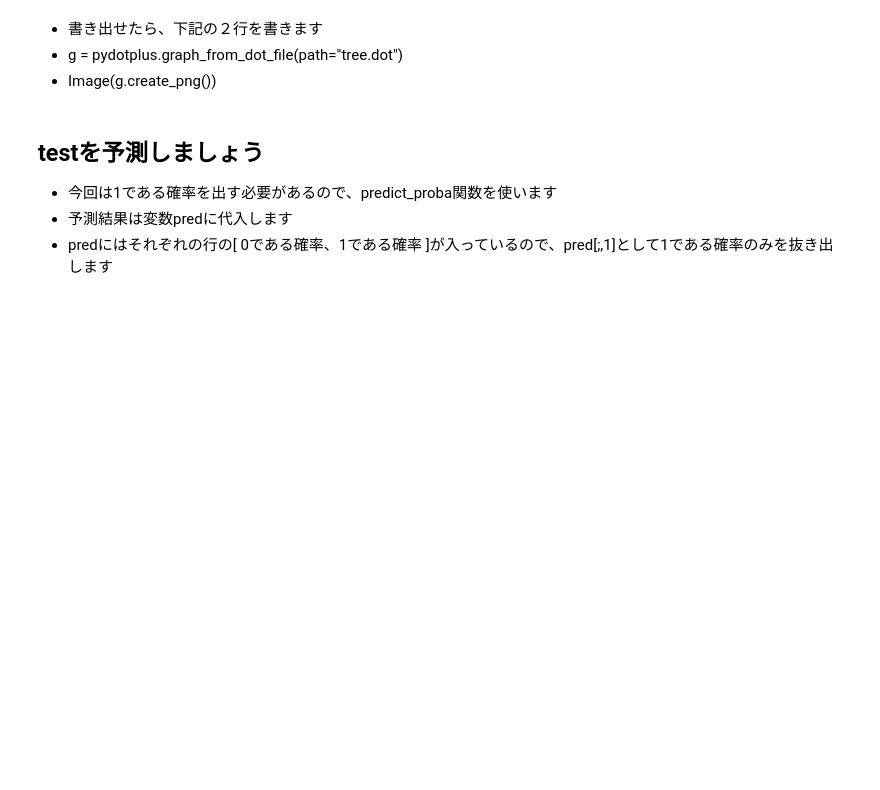
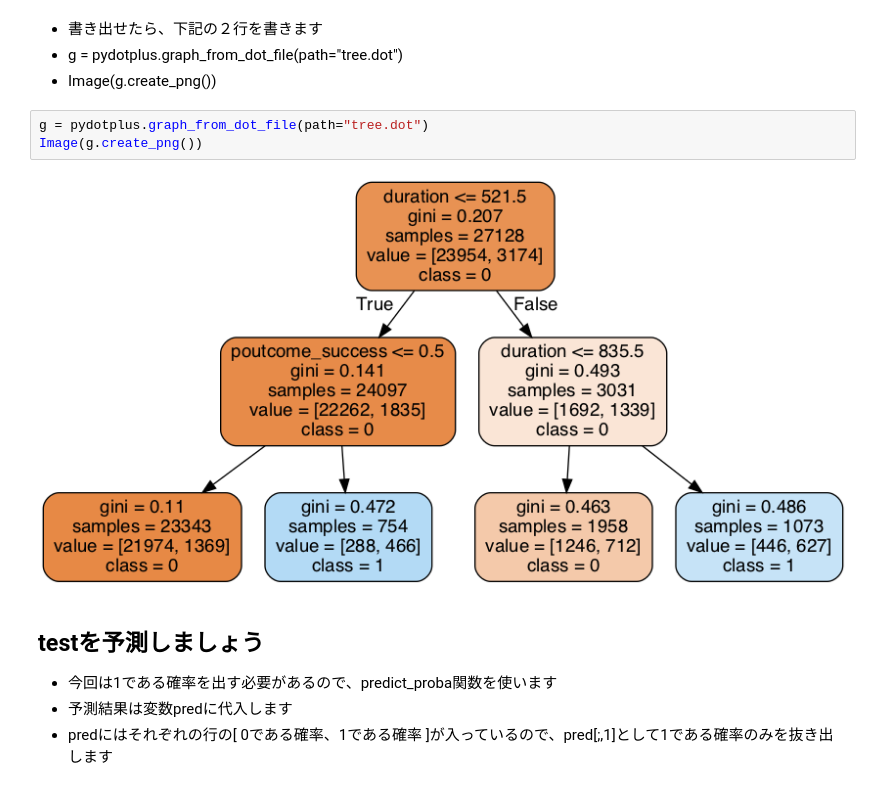
Before and after one commit to kiyo09/python_case1, a Jupyter notebook: case2/Section6/Section6_2.ipynb, the cells around one changed output. Drawn from its saved outputs; the diff is of its cells as text; blank space fills up the shorter version.

```diff
--- a/case2/Section6/Section6_2.ipynb
+++ b/case2/Section6/Section6_2.ipynb
@@ -113,6 +118,11 @@ export_graphviz(clf1, out_file="tree.dot", feature_names=trainX.columns, class_n
 - 書き出せたら、下記の２行を書きます
 - g = pydotplus.graph_from_dot_file(path="tree.dot")
 - Image(g.create_png())
+# %%
+g = pydotplus.graph_from_dot_file(path="tree.dot")
+Image(g.create_png())
+# %% [output]
+[figure, added]
 # %% [markdown]
 ## testを予測しましょう
 - 今回は1である確率を出す必要があるので、predict_proba関数を使います
```
Also changed, not shown: parts of 3 cells of this notebook, 1 other file.
